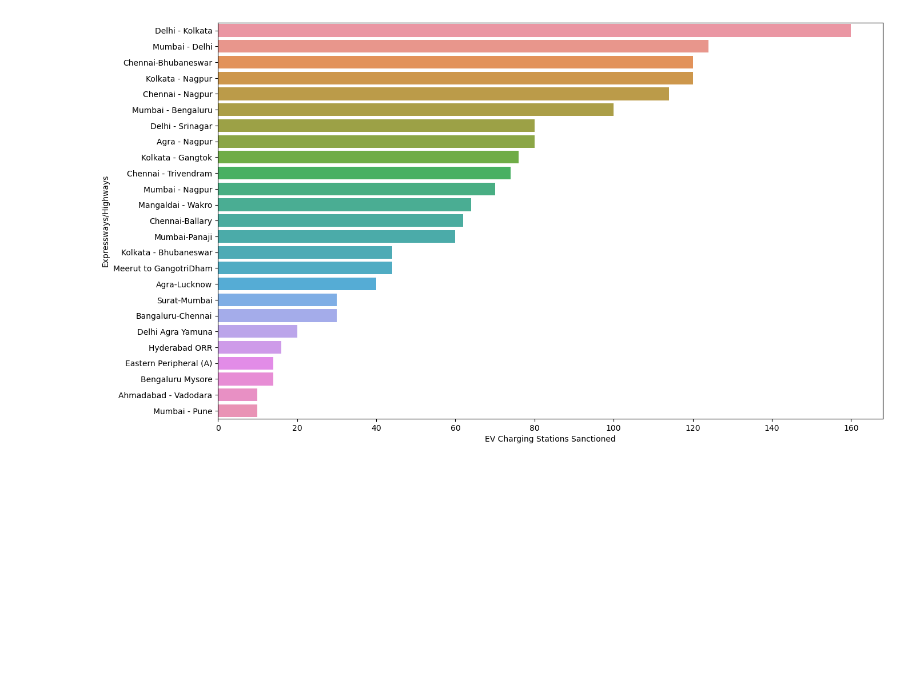
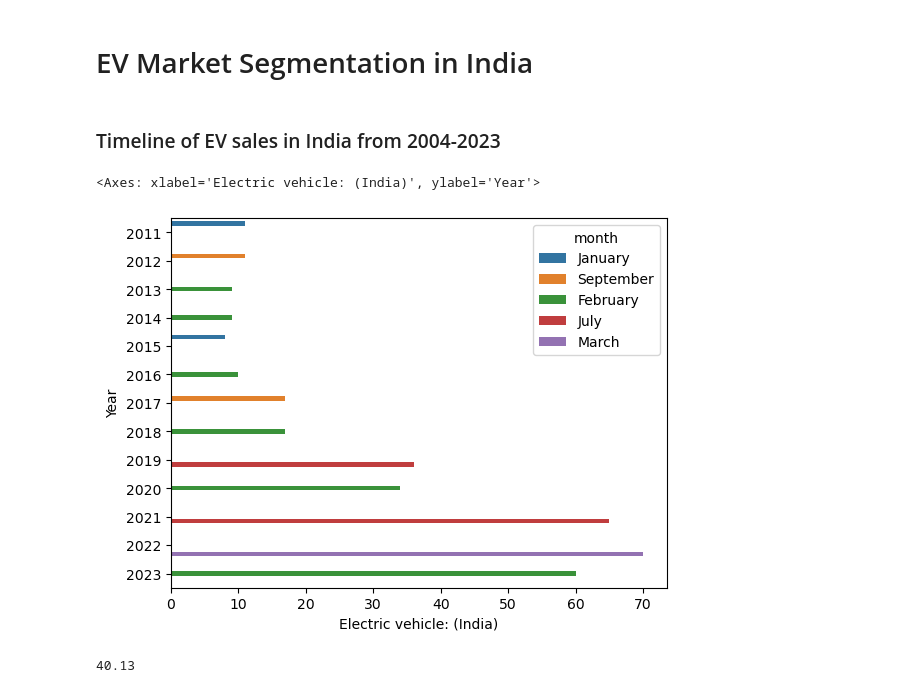
Before and after one commit to ShreyashChacharkar/EV_marketsegment, a Jupyter notebook: data_analysis.ipynb, the cells around one changed output. Saved outputs shown, nothing was run; the diff lists cells and outputs as text; code cells hidden in the pictures; blank space fills up the shorter version.

```diff
--- a/data_analysis.ipynb
+++ b/data_analysis.ipynb
@@ -255,7 +1,4 @@ None
-# %%
-fig, ax = plt.subplots(figsize=(15, 9))
-sns.barplot(y=df3["Expressways/Highways"], x=df3["EV Charging Stations Sanctioned"],orient="horizontal")
-
-plt.show()
-# %% [output]
-[figure, removed]
+# %% [markdown]
+# EV Market Segmentation in India
+# %% [markdown]
+### Timeline of EV sales in India from 2004-2023
@@ -261,0 +18,24 @@ plt.show()
+# %%
+result = df2.groupby('Year').apply(lambda x: x.loc[x["Electric vehicle: (India)"].idxmax()])
+month_wise = result[["month","Electric vehicle: (India)","Year"]]
+month_wise = month_wise[month_wise.index > 2010]
+month_mapping = {
+    1: 'January',
+    2: 'February',
+    3: 'March',
+    4: 'April',
+    5: 'May',
+    6: 'June',
+    7: 'July',
+    8: 'August',
+    9: 'September',
+    10: 'October',
+    11: 'November',
+    12: 'December'
+}
+month_wise = month_wise.astype(int)
+month_wise.month = month_wise.month.replace(month_mapping)
+sns.barplot(x=month_wise["Electric vehicle: (India)"], y=month_wise.Year, hue=month_wise["month"], orient="horizontal")
+# %% [output]
+<Axes: xlabel='Electric vehicle: (India)', ylabel='Year'>
+[figure, added]
@@ -261,0 +47,4 @@ plt.show()
+# %%
+calculate_cagr(data.loc["2016"][0], data.loc["2022"][0], 6)
+# %% [output]
+40.13
```
Also changed, not shown: parts of 33 cells of this notebook, 12 other files.
